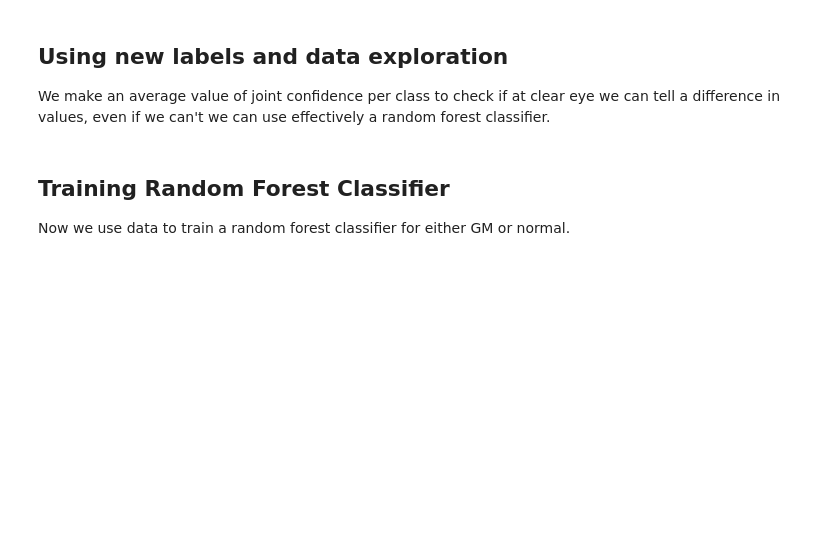
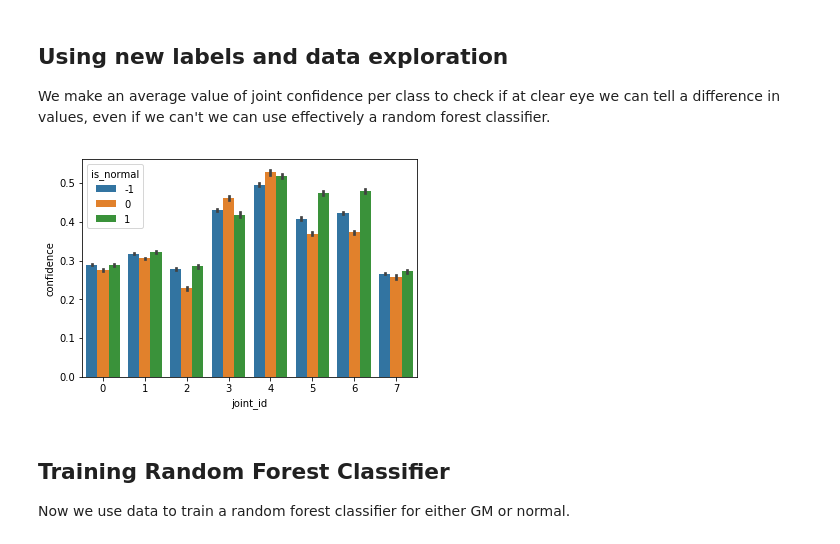
Before and after one commit to harrisonford/mybabybrain-model, a Jupyter notebook: classification_model.ipynb, the cells around one changed output. Cells and saved outputs as stored; diff of their text form; code cells hidden in the pictures; blank space fills up the shorter version.

```diff
--- a/classification_model.ipynb
+++ b/classification_model.ipynb
@@ -93,15 +86,17 @@ forest classifier.
 # %%
 import pandas as pd
 import seaborn as sns
 import matplotlib.pyplot as plt
 
 # get the data frame
 input_path = 'D:/babybrain/confidences.csv'
 data = pd.read_csv(input_path)
 
 # create a simple graph with seaborn
-graph = sns.catplot(x='joint_id', y='confidence', hue='is_GM', data=data)
+graph = sns.barplot(x='joint_id', y='confidence', hue='is_normal', data=data)
 plt.show()
+# %% [output]
+[figure, added]
 # %% [markdown]
 ## Training Random Forest Classifier
 Now we use data to train a random forest classifier for either GM or normal.
```
Also changed, not shown: parts of 5 cells of this notebook, 1 other file.
